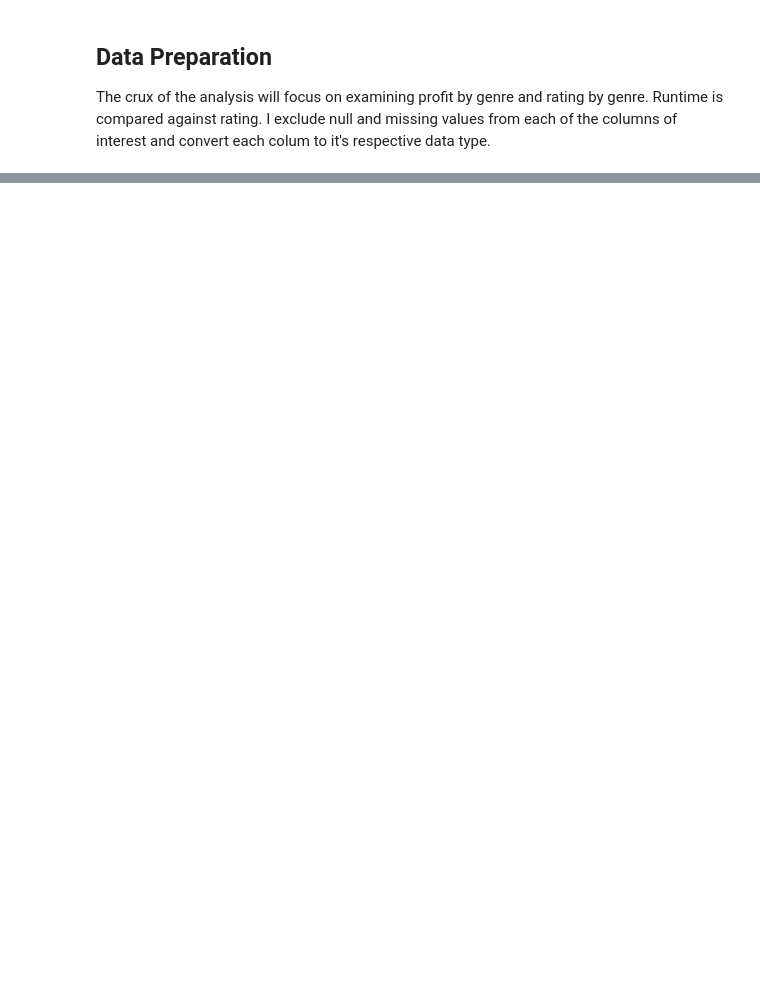
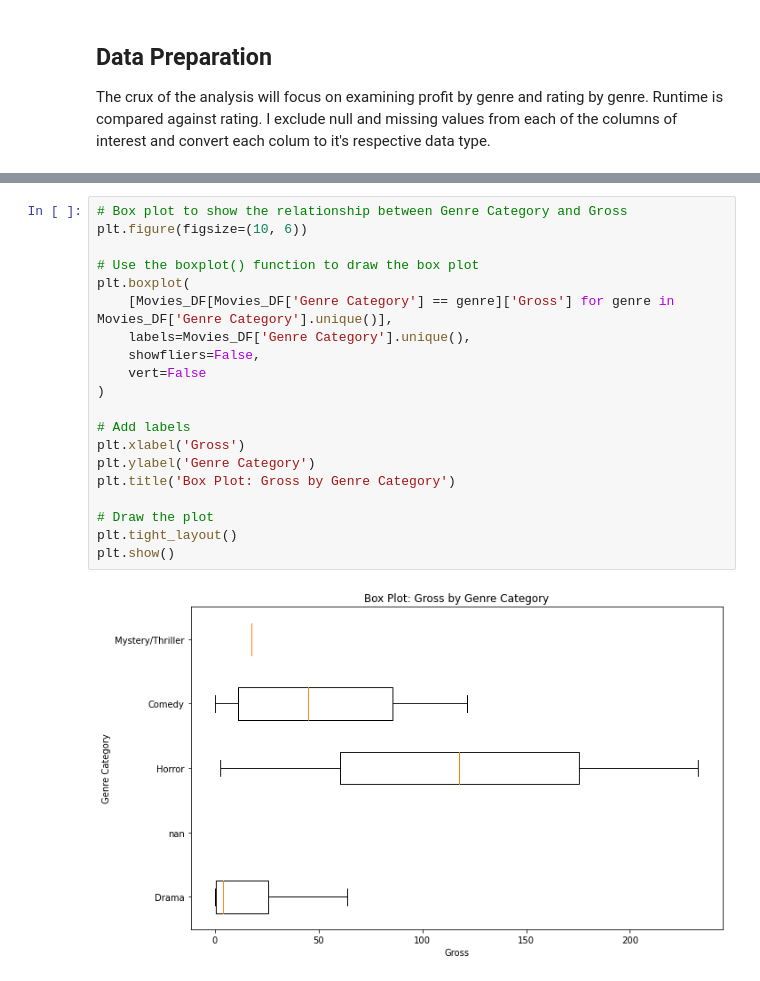
Before and after one commit to MugoDom/ds-phase1-project, a Jupyter notebook: index.ipynb, the cells around one changed output, grey strips where cells are left out. Saved outputs shown, nothing was run; the diff lists cells and outputs as text; blank space fills up the shorter version.

```diff
--- a/index.ipynb
+++ b/index.ipynb
@@ -168,0 +365,22 @@ Questions to consider:
+# %%
+# Box plot to show the relationship between Genre Category and Gross
+plt.figure(figsize=(10, 6))
+
+# Use the boxplot() function to draw the box plot
+plt.boxplot(
+    [Movies_DF[Movies_DF['Genre Category'] == genre]['Gross'] for genre in Movies_DF['Genre Category'].unique()],
+    labels=Movies_DF['Genre Category'].unique(),
+    showfliers=False,
+    vert=False
+)
+
+# Add labels
+plt.xlabel('Gross')
+plt.ylabel('Genre Category')
+plt.title('Box Plot: Gross by Genre Category')
+
+# Draw the plot
+plt.tight_layout()
+plt.show()
+# %% [output]
+[figure, added]
```
Also changed, not shown: parts of 39 cells of this notebook, 6 other files.
